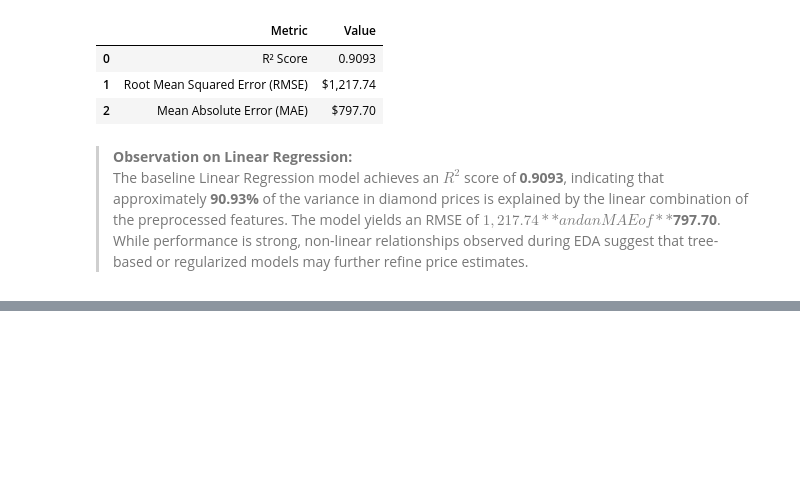
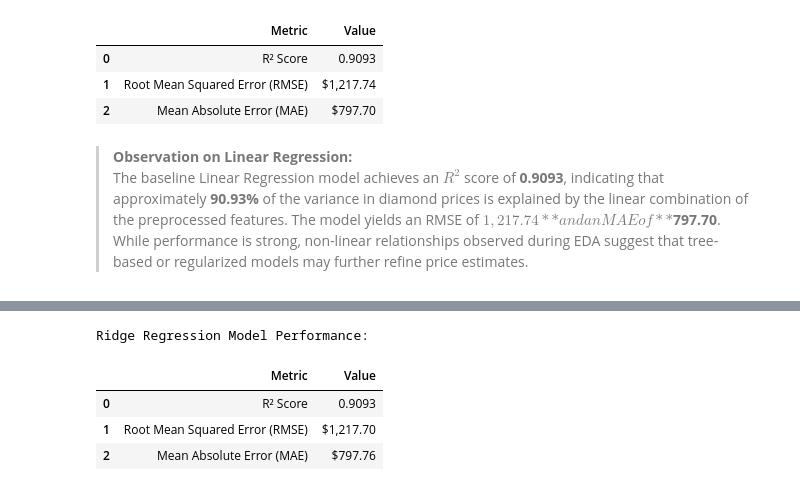
Before and after one commit to anish435/ML_capstone_project, a Jupyter notebook: notebooks/regression.ipynb, the cells around one changed output, grey strips where cells are left out. Drawn from its saved outputs; the diff is of its cells as text; code cells hidden in the pictures; blank space fills up the shorter version.

Commit message:
Regression: Implement Ridge Regression

```diff
--- a/notebooks/regression.ipynb
+++ b/notebooks/regression.ipynb
@@ -770,0 +775,30 @@ Linear Regression Model Performance:
+# %%
+from sklearn.linear_model import Ridge
+from sklearn.metrics import r2_score, mean_squared_error, mean_absolute_error
+
+# Initialize and train default Ridge Regression model (alpha=1.0)
+ridge_model = Ridge()
+ridge_model.fit(X_train_processed, y_train)
+
+# Predict on test set
+y_pred_ridge = ridge_model.predict(X_test_processed)
+
+# Calculate evaluation metrics
+r2_ridge = r2_score(y_test, y_pred_ridge)
+rmse_ridge = np.sqrt(mean_squared_error(y_test, y_pred_ridge))
+mae_ridge = mean_absolute_error(y_test, y_pred_ridge)
+
+# Display evaluation metrics
+ridge_results = pd.DataFrame({
+    'Metric': ['R² Score', 'Root Mean Squared Error (RMSE)', 'Mean Absolute Error (MAE)'],
+    'Value': [f"{r2_ridge:.4f}", f"${rmse_ridge:,.2f}", f"${mae_ridge:,.2f}"]
+})
+
+print("Ridge Regression Model Performance:")
+display(ridge_results)
+# %% [output]
+Ridge Regression Model Performance:
+|  | Metric | Value |
+| 0 | R² Score | 0.9093 |
+| 1 | Root Mean Squared Error (RMSE) | $1,217.70 |
+| 2 | Mean Absolute Error (MAE) | $797.76 |
```
Also changed, not shown: parts of 2 cells of this notebook, 1 other file.
